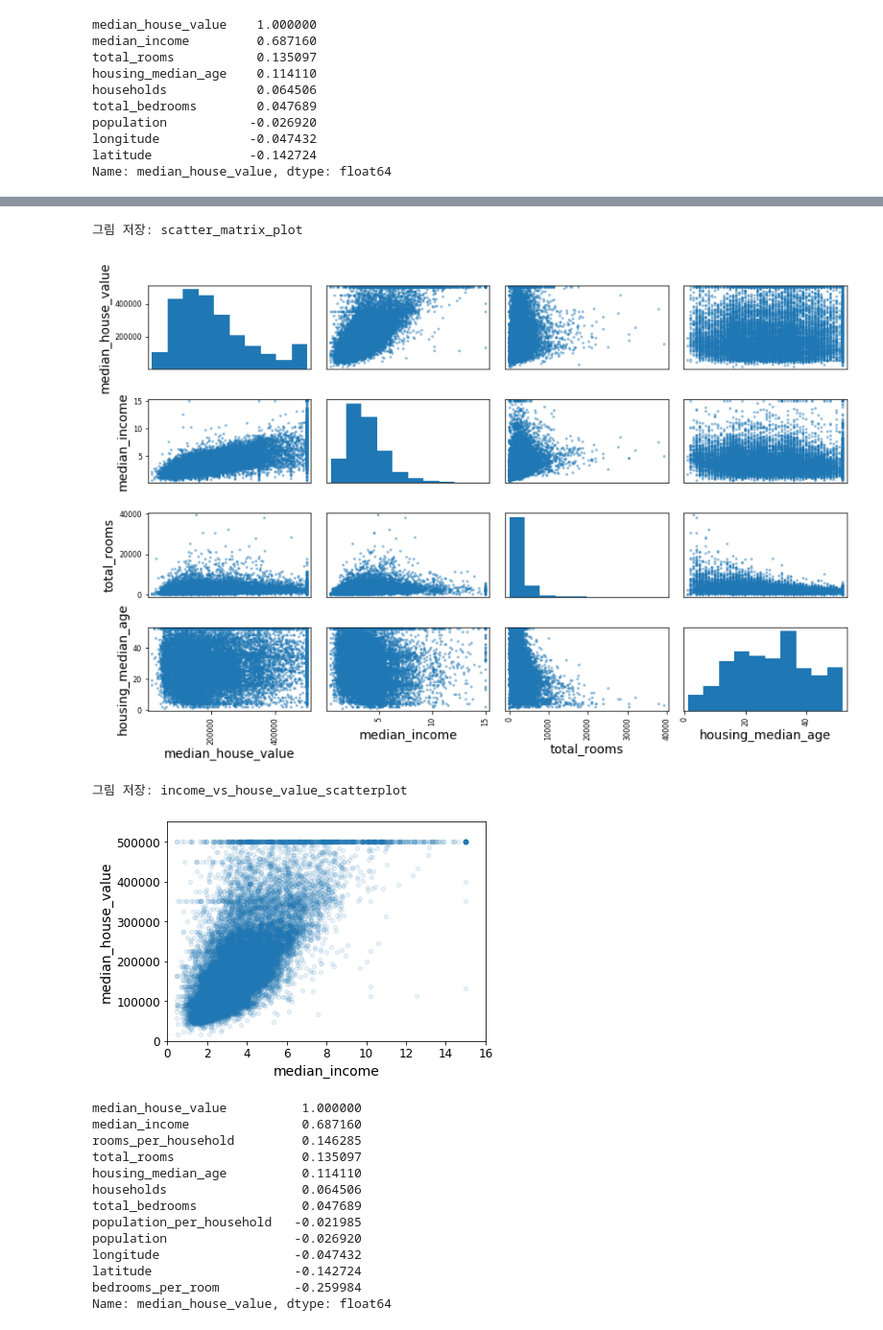
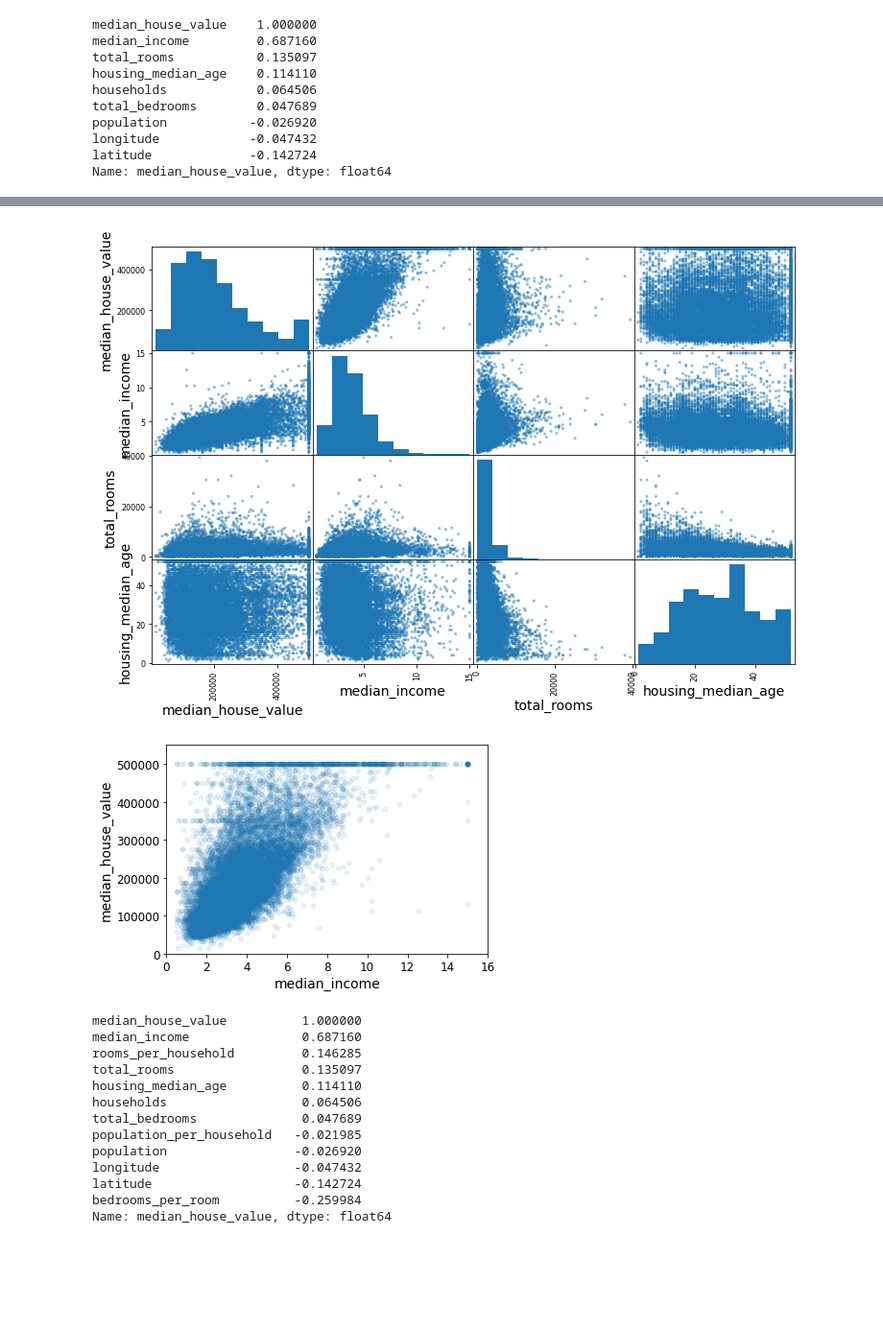
Before and after one commit to OH1107/self_study, a Jupyter notebook: Machine_Learning/code/02_end_to_end_machine_learning_project.ipynb, the cells around one changed output, grey strips where cells are left out. Shown at 96% size. Saved outputs shown, nothing was run; the diff lists cells and outputs as text; code cells hidden in the pictures; blank space fills up the shorter version.

```diff
--- a/Machine_Learning/code/02_end_to_end_machine_learning_project.ipynb
+++ b/Machine_Learning/code/02_end_to_end_machine_learning_project.ipynb
@@ -418,22 +430,20 @@ Name: median_house_value, dtype: float64
 # %%
 # from pandas.tools.plotting import scatter_matrix # 옛날 버전의 판다스에서는
 from pandas.plotting import scatter_matrix
 
 attributes = ["median_house_value", "median_income", "total_rooms",
               "housing_median_age"]
 scatter_matrix(housing[attributes], figsize=(12, 8))
-save_fig("scatter_matrix_plot")
+plt.show()
 # %% [output]
-그림 저장: scatter_matrix_plot
-[figure, old version]
+[figure, new version]
 # %%
 housing.plot(kind="scatter", x="median_income", y="median_house_value",
              alpha=0.1)
 plt.axis([0, 16, 0, 550000])
-save_fig("income_vs_house_value_scatterplot")
+plt.show()
 # %% [output]
-그림 저장: income_vs_house_value_scatterplot
-[figure, old version]
+[figure, new version]
 # %%
 housing["rooms_per_household"] = housing["total_rooms"]/housing["households"]
 housing["bedrooms_per_room"] = housing["total_bedrooms"]/housing["total_rooms"]
```
Also changed, not shown: parts of 10 cells of this notebook.
